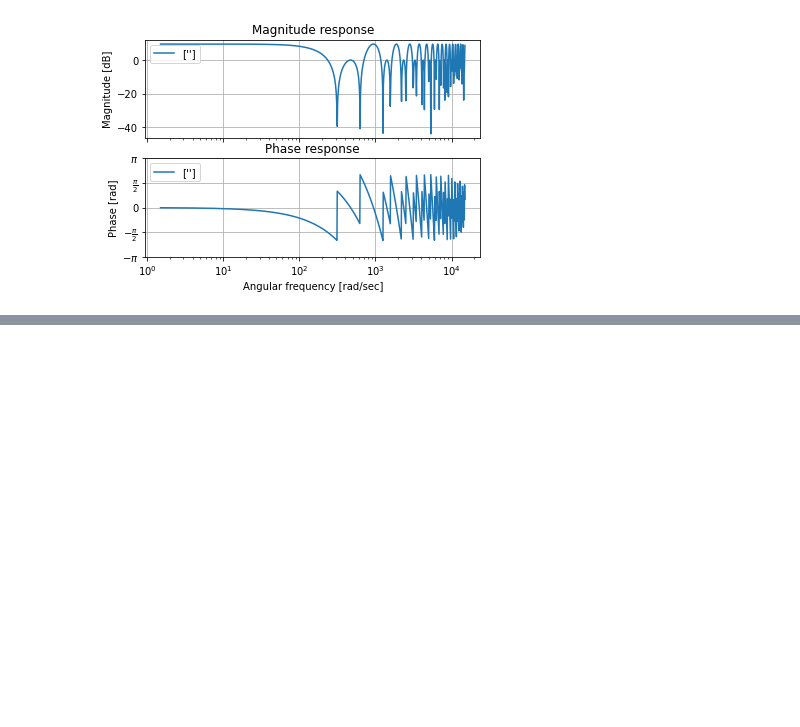
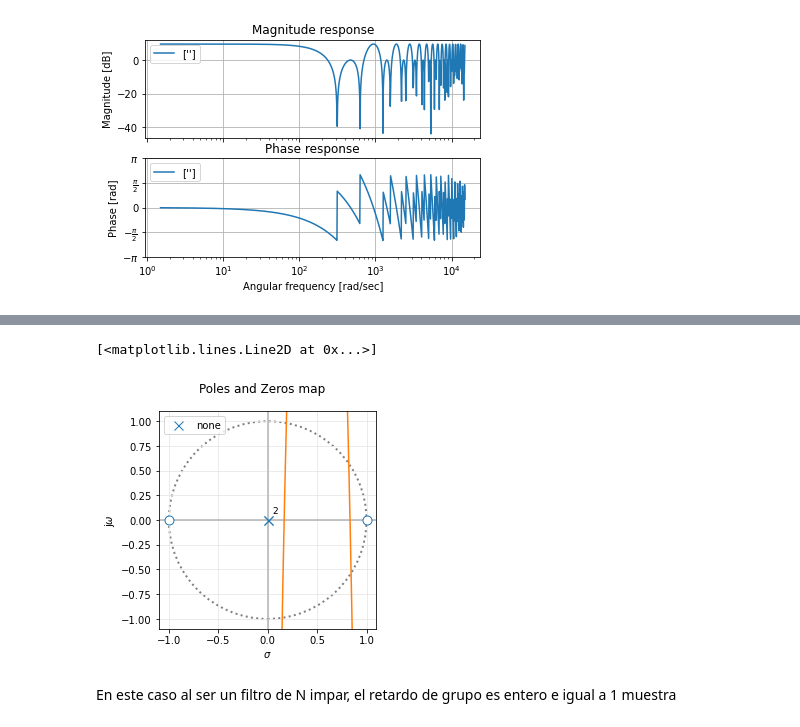
Before and after one commit to FrancoCaprarulo/CapraruloFrancoTCIIGit, a Jupyter notebook: TrabajoSemanal8_CapraruloFranco.ipynb, the cells around one changed output, grey strips where cells are left out. Saved outputs shown, nothing was run; the diff lists cells and outputs as text; code cells hidden in the pictures; blank space fills up the shorter version.

```diff
--- a/TrabajoSemanal8_CapraruloFranco.ipynb
+++ b/TrabajoSemanal8_CapraruloFranco.ipynb
@@ -190,0 +239,21 @@ bodePlot(my_df, fig_id=2)
+# %%
+fs = 10
+f0 = 1
+
+w0 =  2*np.pi*f0
+w_nyq = 2*np.pi*fs/2
+
+numz =  np.array([1, 0, -1])
+denz =  np.array([1, 0, 0])
+
+my_df = sig.TransferFunction(numz, denz, dt=1/fs)
+
+pzmap(my_df, annotations = False,  fig_id=1)
+w, mag, aux = my_df.bode(1000)
+
+plt.plot(w/w_nyq, mag,label="DigitalFilter")
+# %% [output]
+[<matplotlib.lines.Line2D at 0x...>]
+[figure, added]
+# %% [markdown]
+En este caso al ser un filtro de N impar, el retardo de grupo es entero e igual a 1 muestra
```
Also changed, not shown: parts of 9 cells of this notebook.
